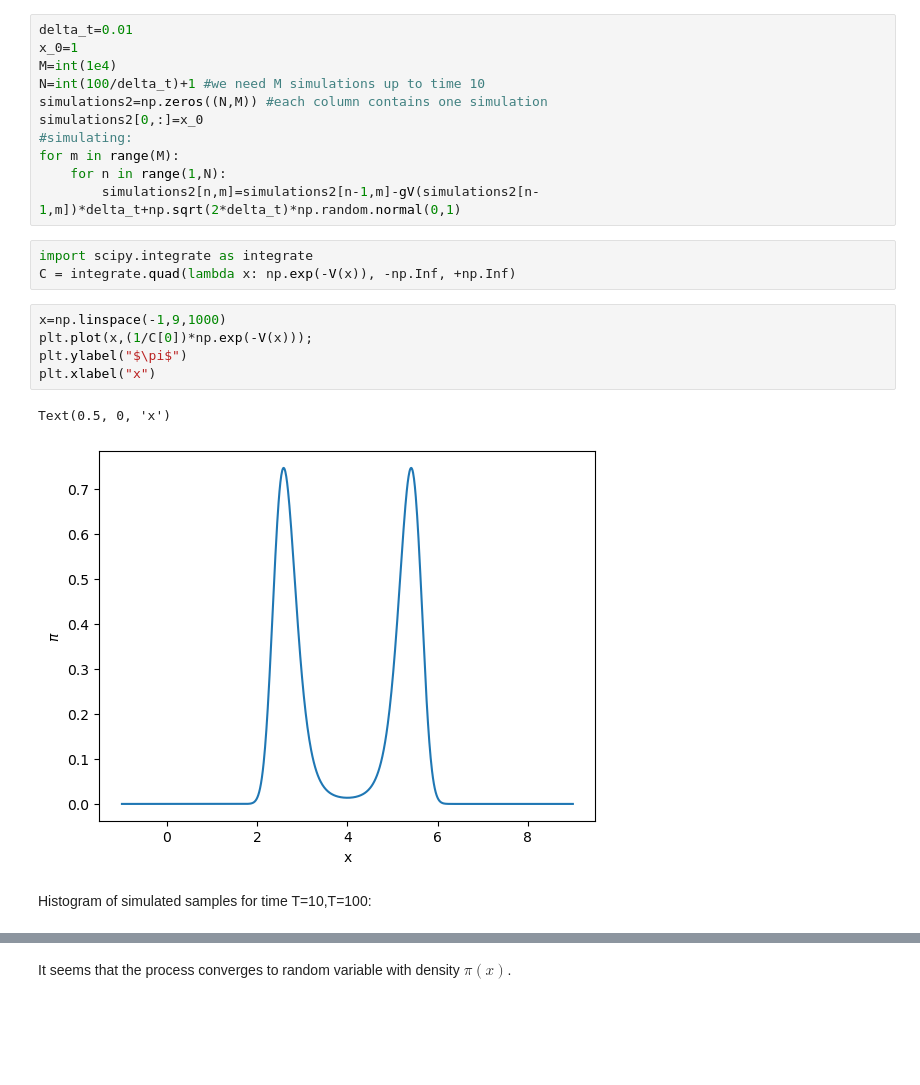
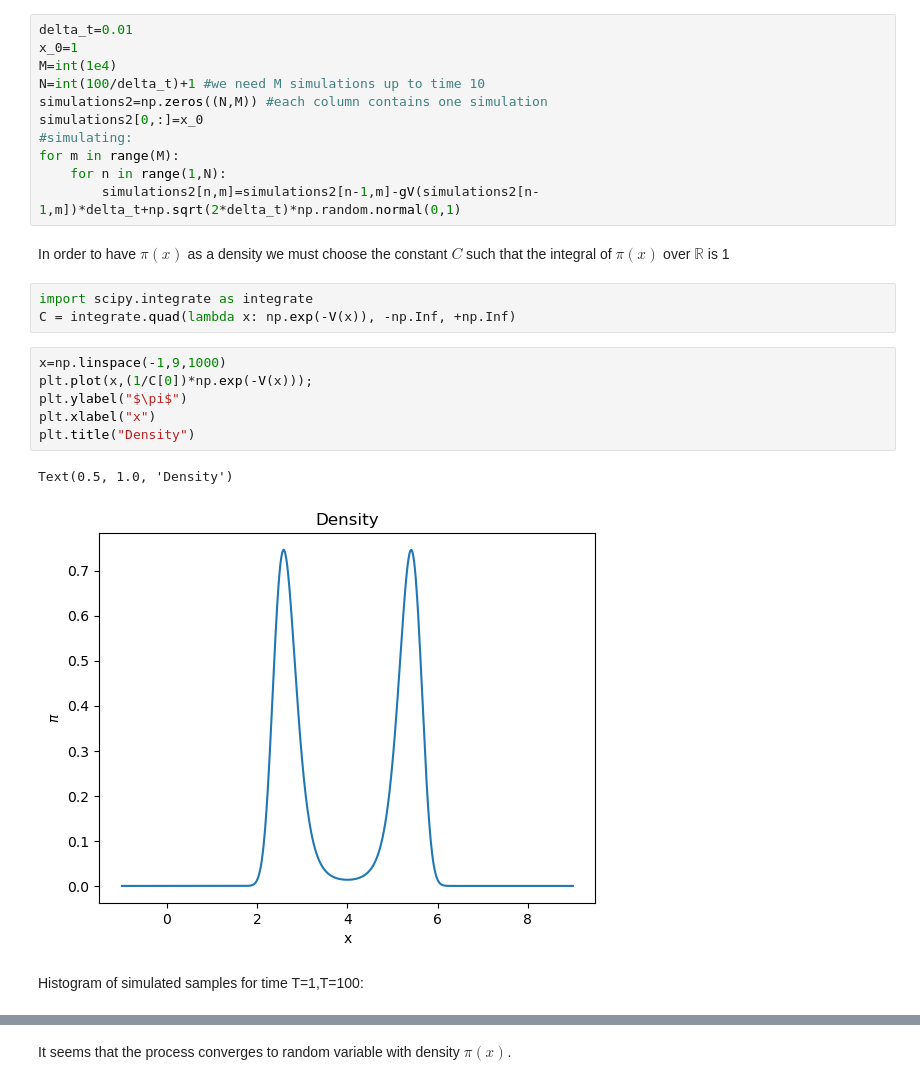
Before and after one commit to Yuvraj-Dhepe/uni_bayesian, a Jupyter notebook: Ex_8/Sheet8_msversion.ipynb, the cells around one changed output, grey strips where cells are left out. Cells and saved outputs as stored; diff of their text form; blank space fills up the shorter version.

```diff
--- a/Ex_8/Sheet8_msversion.ipynb
+++ b/Ex_8/Sheet8_msversion.ipynb
@@ -104,18 +104,21 @@ simulations2[0,:]=x_0
 for m in range(M):
     for n in range(1,N):
         simulations2[n,m]=simulations2[n-1,m]-gV(simulations2[n-1,m])*delta_t+np.sqrt(2*delta_t)*np.random.normal(0,1)
+# %% [markdown]
+In order to have $\pi(x)$ as a density we must choose the constant $C$ such that the integral of $\pi(x)$ over $\mathbb{R}$ is 1
 # %%
 import scipy.integrate as integrate
 C = integrate.quad(lambda x: np.exp(-V(x)), -np.Inf, +np.Inf)
 # %%
 x=np.linspace(-1,9,1000)
 plt.plot(x,(1/C[0])*np.exp(-V(x)));
 plt.ylabel("$\pi$")
 plt.xlabel("x")
+plt.title("Density")
 # %% [output]
-Text(0.5, 0, 'x')
+Text(0.5, 1.0, 'Density')
-[figure, old version]
+[figure, new version]
 # %% [markdown]
-Histogram of simulated samples for time T=10,T=100:
+Histogram of simulated samples for time T=1,T=100:
 # %%
 fig, ax=plt.subplots(1,2, figsize=(10,5))
```
Also changed, not shown: parts of 5 cells of this notebook.
